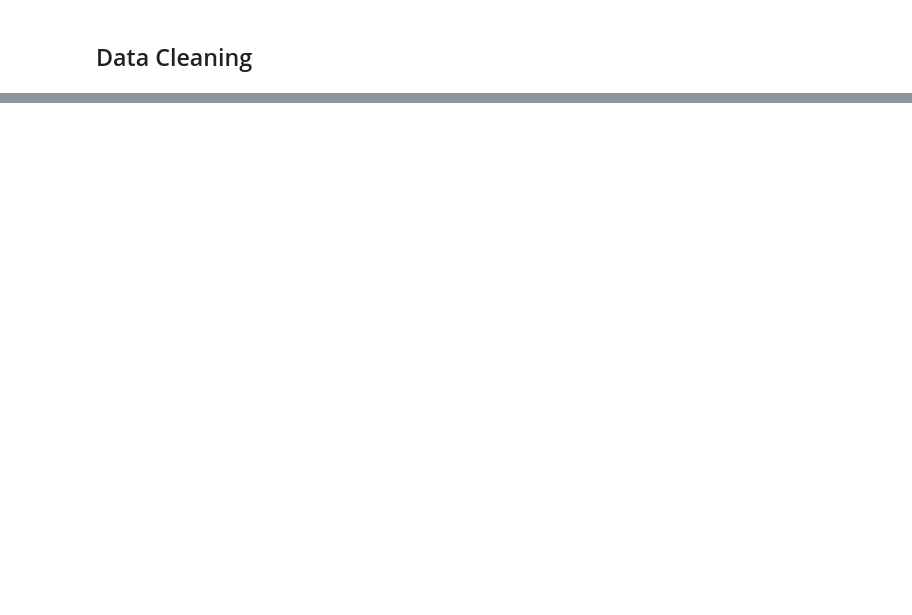
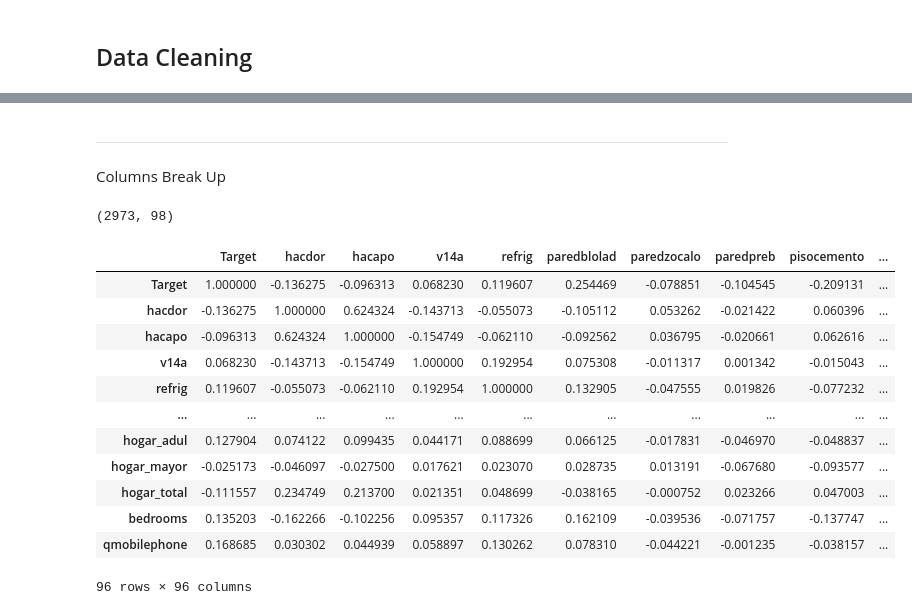
Before and after one commit to ashishsarkarmlops/assignment-2, a Jupyter notebook: Text preprocessing.ipynb, the cells around one changed output, grey strips where cells are left out. Drawn from its saved outputs; the diff is of its cells as text; code cells hidden in the pictures; blank space fills up the shorter version.

```diff
--- a/Text preprocessing.ipynb
+++ b/Text preprocessing.ipynb
@@ -715,0 +587,4 @@ I
+# %% [markdown]
+------------------------------------------------------------------------------------------------------------------------------------
+# %% [markdown]
+Columns Break Up
@@ -715,0 +625,24 @@ I
+# %%
+#Check for redundant household variables select the ones with 'parentesco1' value as 1 only remove the ones which does not have a head of family
+heads = income_train_df.loc[income_train_df['parentesco1'] == 1, :]
+heads = heads[id_ + hh_bool + hh_cont + hh_ordered]
+heads.shape
+# %% [output]
+(2973, 98)
+# %%
+corr_matrix = heads.corr()
+corr_matrix
+# %% [output]
+|  | Target | hacdor | hacapo | v14a | refrig | paredblolad | paredzocalo | paredpreb | pisocemento | ... |
+| Target | 1.000000 | -0.136275 | -0.096313 | 0.068230 | 0.119607 | 0.254469 | -0.078851 | -0.104545 | -0.209131 | ... |
+| hacdor | -0.136275 | 1.000000 | 0.624324 | -0.143713 | -0.055073 | -0.105112 | 0.053262 | -0.021422 | 0.060396 | ... |
+| hacapo | -0.096313 | 0.624324 | 1.000000 | -0.154749 | -0.062110 | -0.092562 | 0.036795 | -0.020661 | 0.062616 | ... |
+| v14a | 0.068230 | -0.143713 | -0.154749 | 1.000000 | 0.192954 | 0.075308 | -0.011317 | 0.001342 | -0.015043 | ... |
+| refrig | 0.119607 | -0.055073 | -0.062110 | 0.192954 | 1.000000 | 0.132905 | -0.047555 | 0.019826 | -0.077232 | ... |
+| ... | ... | ... | ... | ... | ... | ... | ... | ... | ... | ... |
+| hogar_adul | 0.127904 | 0.074122 | 0.099435 | 0.044171 | 0.088699 | 0.066125 | -0.017831 | -0.046970 | -0.048837 | ... |
+| hogar_mayor | -0.025173 | -0.046097 | -0.027500 | 0.017621 | 0.023070 | 0.028735 | 0.013191 | -0.067680 | -0.093577 | ... |
+| hogar_total | -0.111557 | 0.234749 | 0.213700 | 0.021351 | 0.048699 | -0.038165 | -0.000752 | 0.023266 | 0.047003 | ... |
+| bedrooms | 0.135203 | -0.162266 | -0.102256 | 0.095357 | 0.117326 | 0.162109 | -0.039536 | -0.071757 | -0.137747 | ... |
+| qmobilephone | 0.168685 | 0.030302 | 0.044939 | 0.058897 | 0.130262 | 0.078310 | -0.044221 | -0.001235 | -0.038157 | ... |
+96 rows × 96 columns
```
Also changed, not shown: parts of 70 cells of this notebook, 1 other file.
